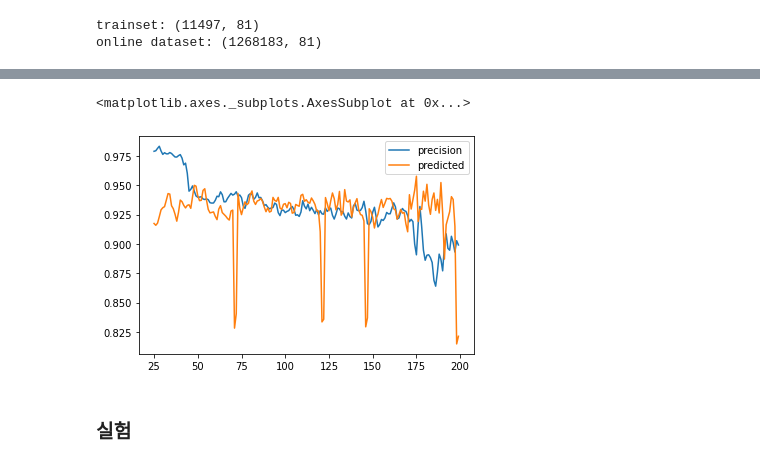
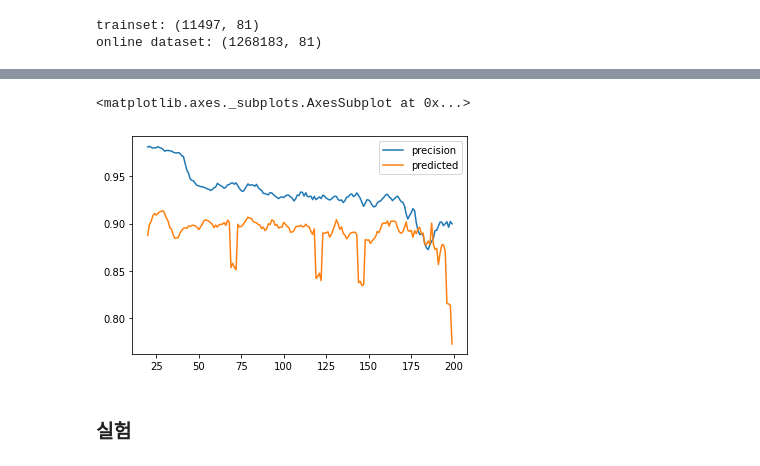
Before and after one commit to dolmani38/drift, a Jupyter notebook: Concept drift에 의한 모델의 성능 추정 방법_1108.ipynb, the cells around one changed output, grey strips where cells are left out. Cells and saved outputs as stored; diff of their text form; code cells hidden in the pictures.

```diff
--- a/Concept drift에 의한 모델의 성능 추정 방법_1108.ipynb
+++ b/Concept drift에 의한 모델의 성능 추정 방법_1108.ipynb
@@ -1147,3 +1147,17 @@ def __ks_drift(ref_x,inf_x):
         x_drift[i,0] = s
         x_drift[i,1] = p
     return x_drift
+# %%
+importances = ML[2010].feature_importances_
+importances = importances/sum(importances)
+
+l = []
+for x,(c,i) in enumerate(zip(COLUMNS,importances)):
+    l.append((c,i,x))
+l.sort(key = lambda x: x[1],reverse=True)
+
+top = 30
+
+toplist = [int(w) for w in np.asarray(l[0:top])[:,2]]
+
+toplist
@@ -1150,18 +1182,22 @@ def __ks_drift(ref_x,inf_x):
 # %%
 scores = []
 drifts = []
-epoch = 3000
+epoch =3000
 
 for i in range(epoch):
-    tx = np.random.permutation(true_x)[0:np.random.randint(1,true_x.shape[0],1)[0]]
-    fx = false_x #np.random.permutation(false_x)[0:np.random.randint(1,false_x.shape[0],1)[0]]
+    tx = np.random.permutation(true_x)[0:np.random.randint(1,true_x.shape[0]/2,1)[0]]
+    fx = np.random.permutation(false_x)[0:np.random.randint(1,false_x.shape[0],1)[0]]
     ffx = np.concatenate((tx,fx))
     np.random.shuffle(ffx)
     tx = ffx[:,0:81]
     ty = ffx[:,81]
     base_score = precision_recall_fscore_support(ty, ML[2010].predict(scaler.transform(tx)),average='binary')
+    #x_ref2 = np.random.permutation(x_ref)[0:tx.shape[0]]
     drift = __ks_drift(x_ref,tx)
     scores.append(base_score[0])
     drifts.append(drift[:,0])
-    print(f"\r{i+1}/{epoch} precision:{base_score[0]:.4f} drift:{drift[0,0]:.4f}", end="", flush=True)
+    print(f"\r{i+1}/{epoch} precision:{base_score[0]:.4f} drift:{drift[toplist[0],0]:.4f}", end="", flush=True)
+
+model = sm.OLS(scores, drifts).fit()
+print(model.summary())
 # %% [output]
@@ -1206,6 +1220,7 @@ result['precision'] = []
 result['predicted'] = []
 window_size = 10000
 step = 5000
+predicted = 0
 batch = math.ceil((X2.shape[0]-window_size)/step)
 for i in range(batch):
     ux = X2[i*step:i*step+window_size]
@@ -1217,8 +1232,11 @@ for i in range(batch):
 
     drift = __ks_drift(x_ref,ux)
     precision = f1[0]
-    predicted = model.predict(drift[:,0])[0]
+    predicted1 = model.predict(drift[:,0])[0]
+    if predicted1 < 0:
+        predicted1 = predicted
     result['precision'].append(precision)
-    result['predicted'].append(predicted)
-    print(f"\r{i+1}/{batch} precision:{precision:.4f} predicted:{predicted:.4f}", end="", flush=True)
+    result['predicted'].append(predicted1)
+    print(f"\r{i+1}/{batch} precision:{precision:.4f} predicted:{predicted1:.4f}", end="", flush=True)
+    predicted = predicted1
 # %% [output]
@@ -1228,8 +1251,8 @@ result_df = pd.DataFrame(result)
 # %%
-result_df[25:200].plot()
+result_df[20:200].plot()
 # %% [output]
 <matplotlib.axes._subplots.AxesSubplot at 0x...>
-[figure, old version]
+[figure, new version]
 # %% [markdown]
 ### 실험
 # %%
```
Also changed, not shown: parts of 6 cells of this notebook.
